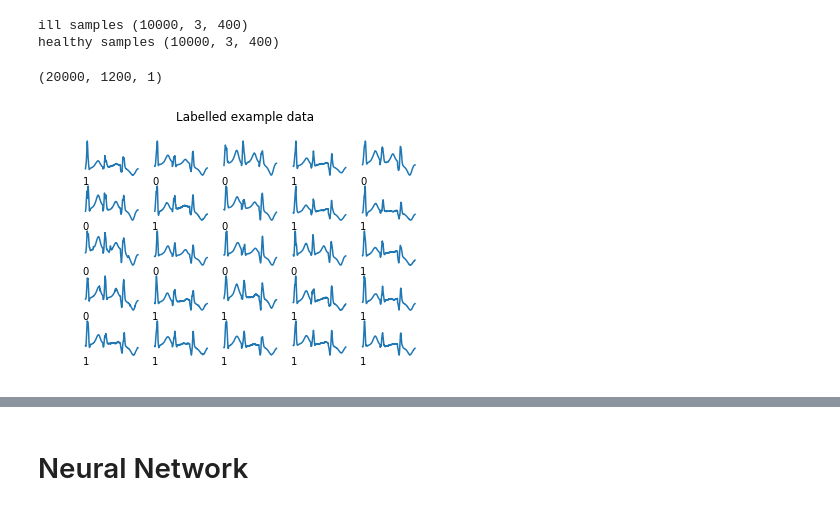
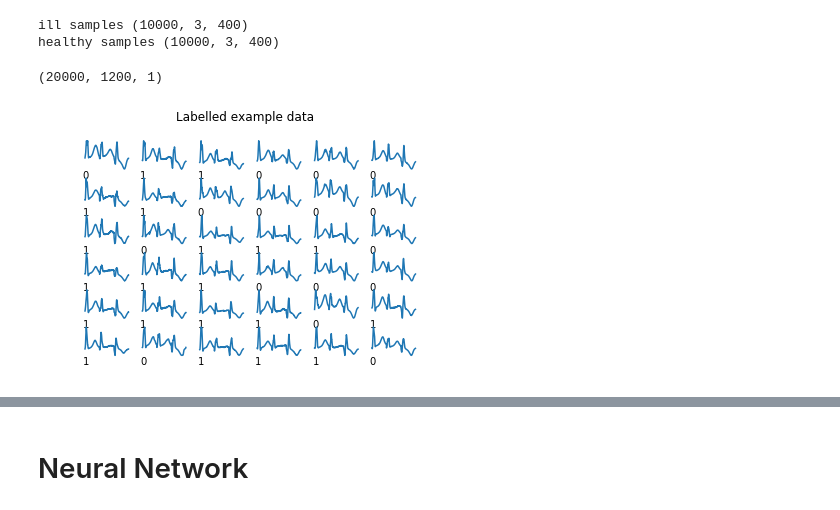
Before and after one commit to Smith42/neuralnet-mcg, a Jupyter notebook: prototypeThree-cleanECG.ipynb, the cells around one changed output, grey strips where cells are left out. Cells and saved outputs as stored; diff of their text form; code cells hidden in the pictures.

```diff
--- a/prototypeThree-cleanECG.ipynb
+++ b/prototypeThree-cleanECG.ipynb
@@ -263,8 +264,8 @@ ill samples (10000, 3, 400)
 healthy samples (10000, 3, 400)
 # %%
 print(ecgData.shape)
-visualiseData(ecgData, classData, 5, False)
-#plt.savefig("./outData/figures/exampleDataECGundiff.pdf")
+visualiseData(ecgData, classData, 6, False)
+#plt.savefig("./outData/figures/.pdf")
 # %% [output]
 (20000, 1200, 1)
-[figure, old version]
+[figure, new version]
```
Also changed, not shown: parts of 6 cells of this notebook, 1 other file.
